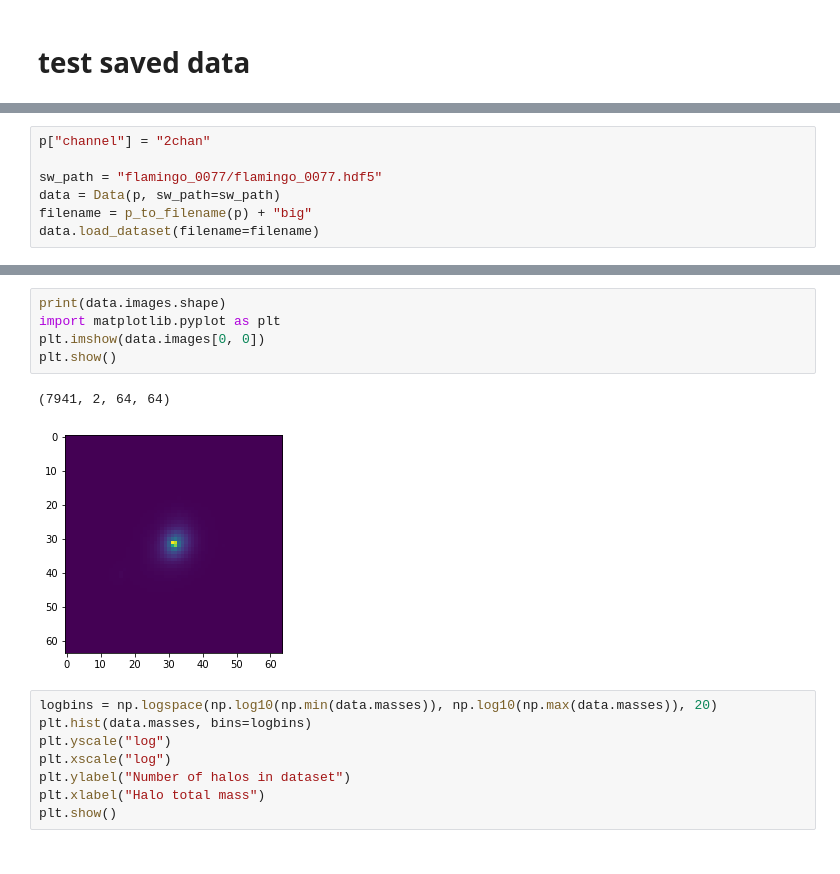
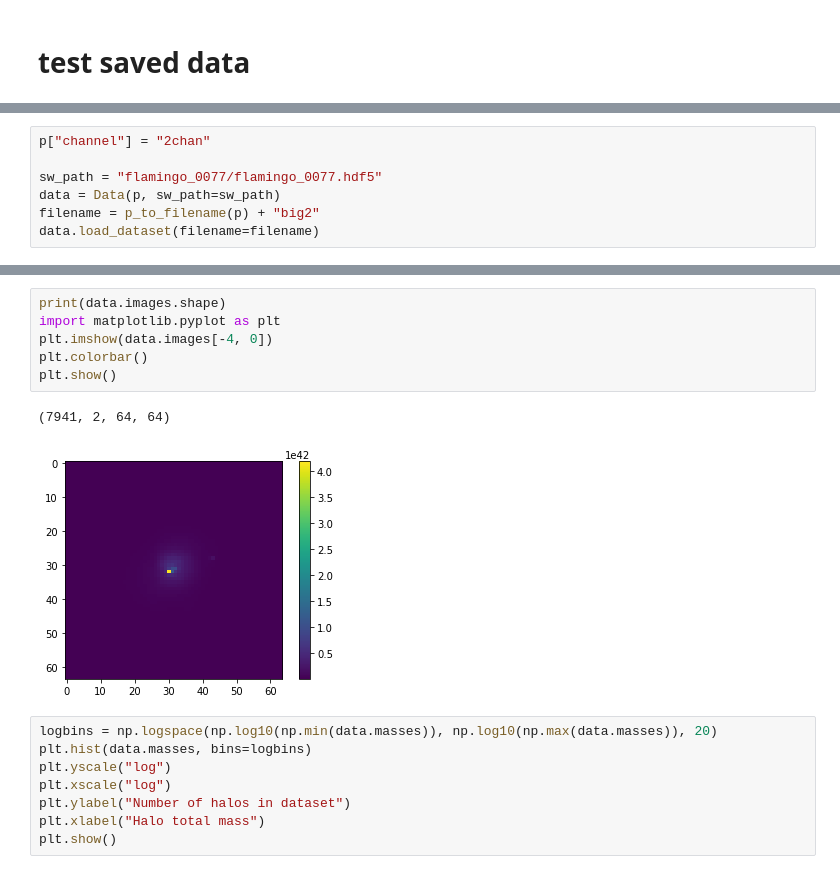
Before and after one commit to woutervantol/scriptie2, a Jupyter notebook: test_data.ipynb, the cells around one changed output, grey strips where cells are left out. Saved outputs shown, nothing was run; the diff lists cells and outputs as text.

```diff
--- a/test_data.ipynb
+++ b/test_data.ipynb
@@ -11,5 +12,5 @@ p["channel"] = "2chan"
 
 sw_path = "flamingo_0077/flamingo_0077.hdf5"
 data = Data(p, sw_path=sw_path)
-filename = p_to_filename(p) + "big"
+filename = p_to_filename(p) + "big2"
 data.load_dataset(filename=filename)
@@ -16,11 +105,12 @@ data.load_dataset(filename=filename)
 # %%
 print(data.images.shape)
 import matplotlib.pyplot as plt
-plt.imshow(data.images[0, 0])
+plt.imshow(data.images[-4, 0])
+plt.colorbar()
 plt.show()
 # %% [output]
 (7941, 2, 64, 64)
-[figure, old version]
+[figure, new version]
 # %%
 logbins = np.logspace(np.log10(np.min(data.masses)), np.log10(np.max(data.masses)), 20)
 plt.hist(data.masses, bins=logbins)
```
Also changed, not shown: parts of 14 cells of this notebook, 9 other files.
